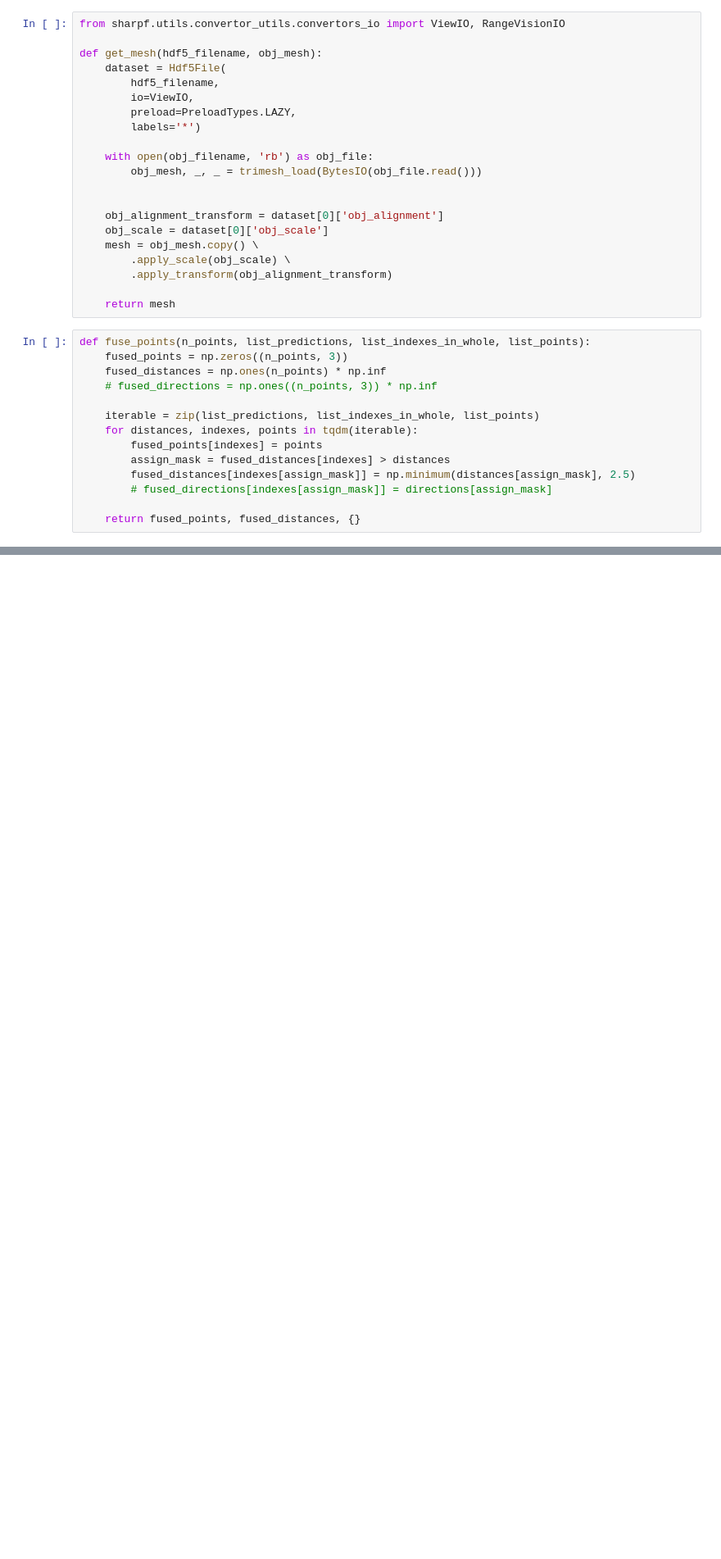
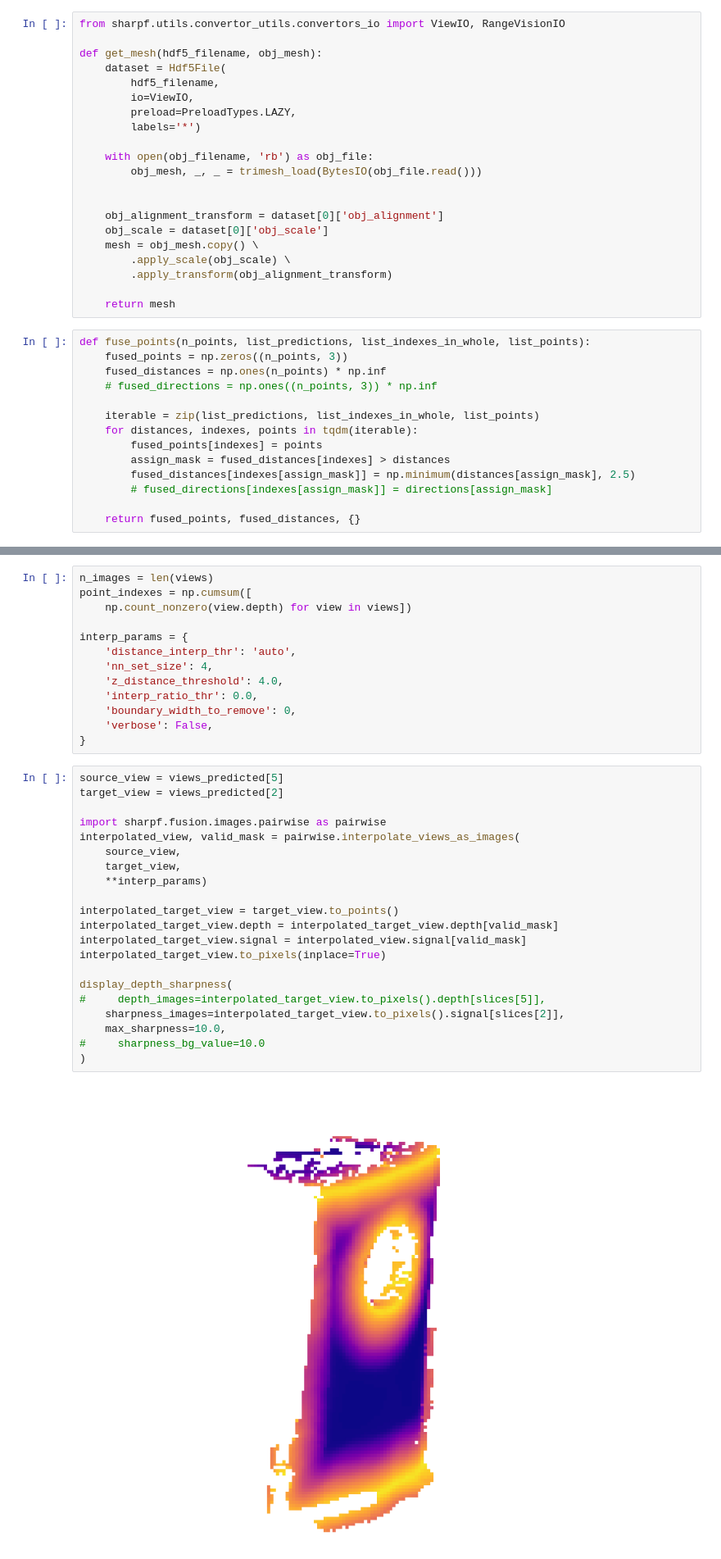
Before and after one commit to artonson/def, a Jupyter notebook: notebooks/visualize_fusion_realworld.ipynb, the cells around one changed output, grey strips where cells are left out. Shown at 82% size. Saved outputs shown, nothing was run; the diff lists cells and outputs as text; blank space fills up the shorter version.

```diff
--- a/notebooks/visualize_fusion_realworld.ipynb
+++ b/notebooks/visualize_fusion_realworld.ipynb
@@ -527,0 +428,36 @@ Plot(antialias=3, axes=['x', 'y', 'z'], axes_helper=1.0, background_color=167772
+# %%
+n_images = len(views)
+point_indexes = np.cumsum([
+    np.count_nonzero(view.depth) for view in views])
+
+interp_params = {
+    'distance_interp_thr': 'auto',
+    'nn_set_size': 4,
+    'z_distance_threshold': 4.0,
+    'interp_ratio_thr': 0.0,
+    'boundary_width_to_remove': 0,
+    'verbose': False,
+}
+# %%
+source_view = views_predicted[5]
+target_view = views_predicted[2]
+
+import sharpf.fusion.images.pairwise as pairwise
+interpolated_view, valid_mask = pairwise.interpolate_views_as_images(
+    source_view,
+    target_view,
+    **interp_params)
+
+interpolated_target_view = target_view.to_points()
+interpolated_target_view.depth = interpolated_target_view.depth[valid_mask]
+interpolated_target_view.signal = interpolated_view.signal[valid_mask]
+interpolated_target_view.to_pixels(inplace=True)
+
+display_depth_sharpness(
+#     depth_images=interpolated_target_view.to_pixels().depth[slices[5]],
+    sharpness_images=interpolated_target_view.to_pixels().signal[slices[2]],
+    max_sharpness=10.0,
+#     sharpness_bg_value=10.0
+)
+# %% [output]
+[figure, added]
```
Also changed, not shown: parts of 70 cells of this notebook, 15 other files.
